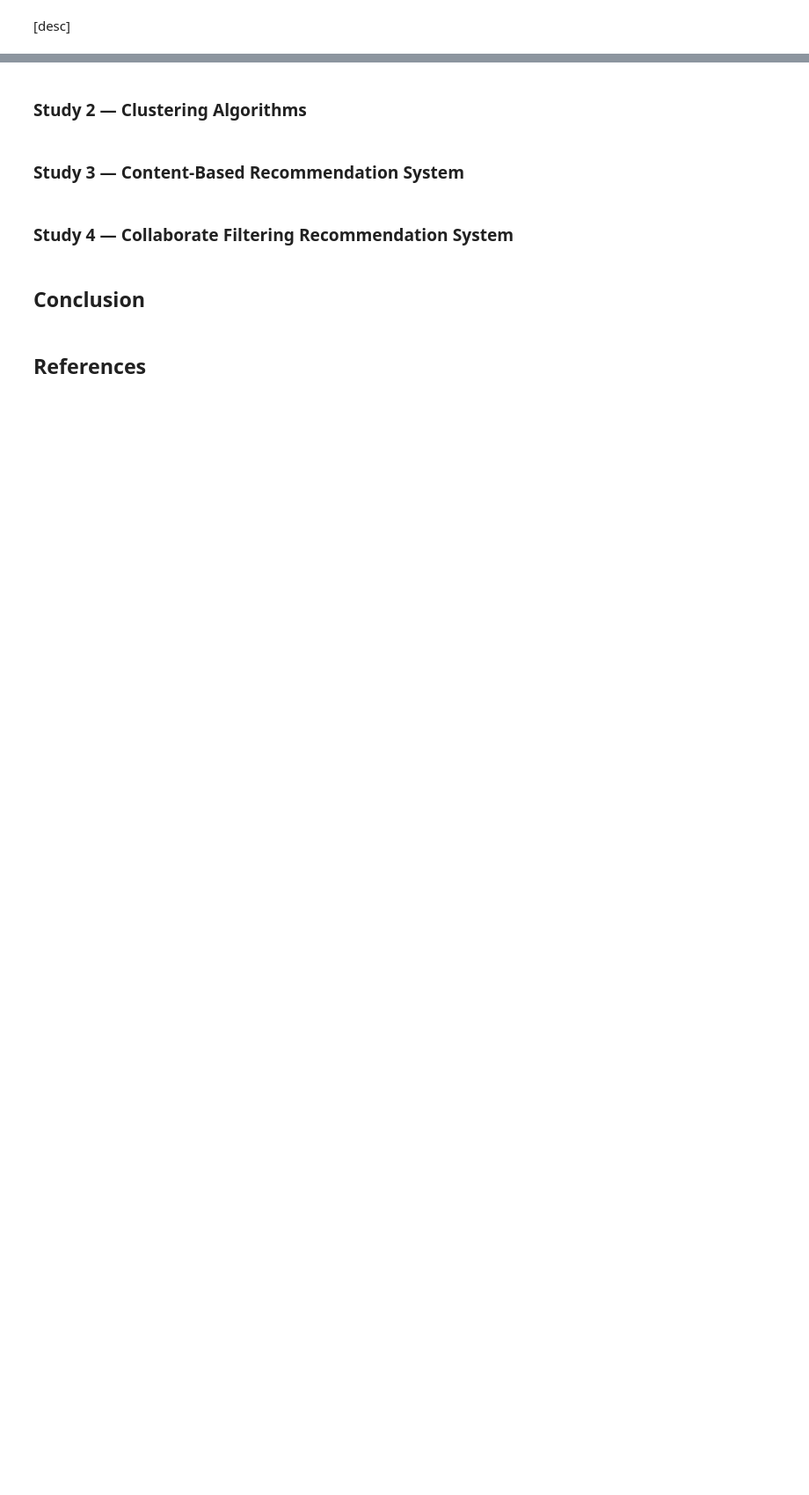
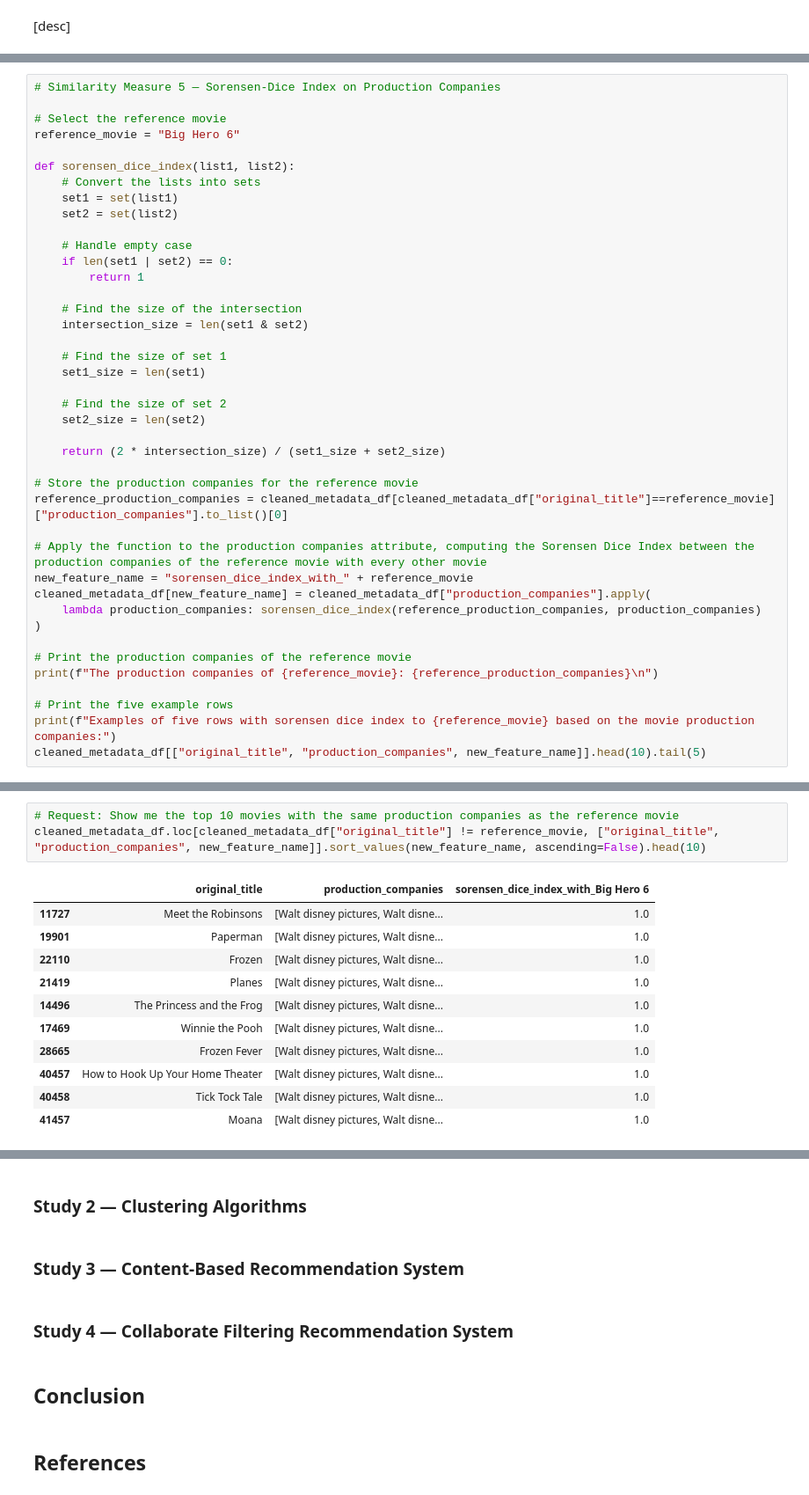
Before and after one commit to BrentMRPalmer/CSI4142-A4, a Jupyter notebook: UnsupervisedLearning.ipynb, the cells around one changed output, grey strips where cells are left out. Shown: that part at 88% size. Drawn from its saved outputs; the diff is of its cells as text; blank space fills up the shorter version.

```diff
--- a/UnsupervisedLearning.ipynb
+++ b/UnsupervisedLearning.ipynb
@@ -377,0 +673,41 @@ Examples of five rows with edit distance to Back to the Future based on the movi
+# %%
+# Similarity Measure 5 — Sorensen-Dice Index on Production Companies
+
+# Select the reference movie
+reference_movie = "Big Hero 6"
+
+def sorensen_dice_index(list1, list2):
+    # Convert the lists into sets
+    set1 = set(list1)
+    set2 = set(list2)
+
+    # Handle empty case
+    if len(set1 | set2) == 0:
+        return 1
+
+    # Find the size of the intersection
+    intersection_size = len(set1 & set2)
+
+    # Find the size of set 1
+    set1_size = len(set1)
+
+    # Find the size of set 2
+    set2_size = len(set2)
+
+    return (2 * intersection_size) / (set1_size + set2_size)
+
+# Store the production companies for the reference movie
+reference_production_companies = cleaned_metadata_df[cleaned_metadata_df["original_title"]==reference_movie]["production_companies"].to_list()[0]
+
+# Apply the function to the production companies attribute, computing the Sorensen Dice Index between the production companies of the reference movie with every other movie
+new_feature_name = "sorensen_dice_index_with_" + reference_movie
+cleaned_metadata_df[new_feature_name] = cleaned_metadata_df["production_companies"].apply(
+    lambda production_companies: sorensen_dice_index(reference_production_companies, production_companies)
+)
+
+# Print the production companies of the reference movie
+print(f"The production companies of {reference_movie}: {reference_production_companies}\n")
+
+# Print the five example rows
+print(f"Examples of five rows with sorensen dice index to {reference_movie} based on the movie production companies:")
+cleaned_metadata_df[["original_title", "production_companies", new_feature_name]].head(10).tail(5)
@@ -377,0 +726,15 @@ Examples of five rows with edit distance to Back to the Future based on the movi
+# %%
+# Request: Show me the top 10 movies with the same production companies as the reference movie
+cleaned_metadata_df.loc[cleaned_metadata_df["original_title"] != reference_movie, ["original_title", "production_companies", new_feature_name]].sort_values(new_feature_name, ascending=False).head(10)
+# %% [output]
+|  | original_title | production_companies | sorensen_dice_index_with_Big Hero 6 |
+| 11727 | Meet the Robinsons | [Walt disney pictures, Walt disne... | 1.0 |
+| 19901 | Paperman | [Walt disney pictures, Walt disne... | 1.0 |
+| 22110 | Frozen | [Walt disney pictures, Walt disne... | 1.0 |
+| 21419 | Planes | [Walt disney pictures, Walt disne... | 1.0 |
+| 14496 | The Princess and the Frog | [Walt disney pictures, Walt disne... | 1.0 |
+| 17469 | Winnie the Pooh | [Walt disney pictures, Walt disne... | 1.0 |
+| 28665 | Frozen Fever | [Walt disney pictures, Walt disne... | 1.0 |
+| 40457 | How to Hook Up Your Home Theater | [Walt disney pictures, Walt disne... | 1.0 |
+| 40458 | Tick Tock Tale | [Walt disney pictures, Walt disne... | 1.0 |
+| 41457 | Moana | [Walt disney pictures, Walt disne... | 1.0 |
```
Also changed, not shown: parts of 33 cells of this notebook, 1 other file.
